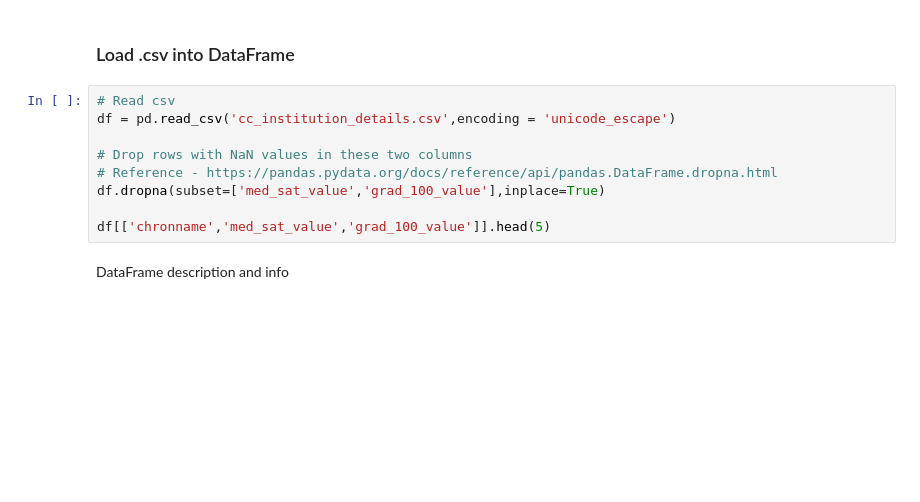
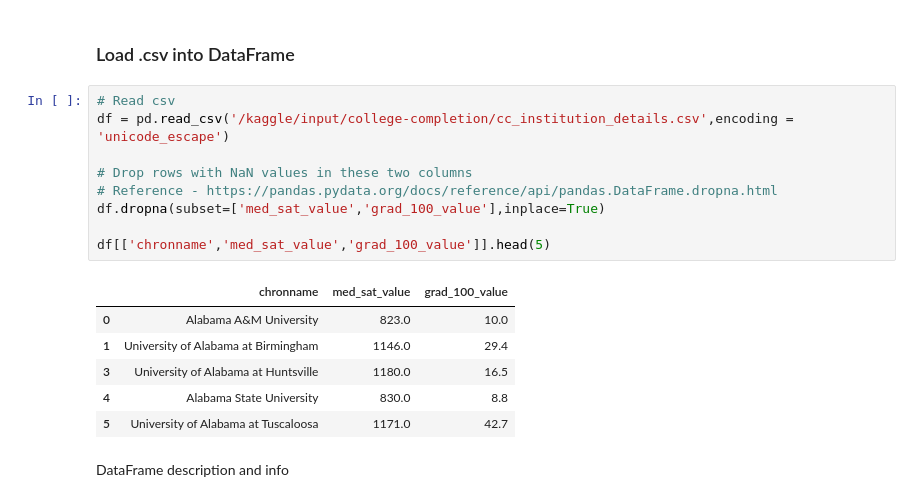
Before and after one commit to idkburkes/Introduction-to-Data-Science-, a Jupyter notebook: notebooks/linear_regression/linear-regression.ipynb, the cells around one changed output. Drawn from its saved outputs; the diff is of its cells as text; blank space fills up the shorter version.

```diff
--- a/notebooks/linear_regression/linear-regression.ipynb
+++ b/notebooks/linear_regression/linear-regression.ipynb
@@ -28,13 +28,20 @@ Objective: Examine the relationship between median SAT score and the rate of Und
 ### Load .csv into DataFrame ###
 # %%
 # Read csv
-df = pd.read_csv('cc_institution_details.csv',encoding = 'unicode_escape')
+df = pd.read_csv('/kaggle/input/college-completion/cc_institution_details.csv',encoding = 'unicode_escape')
 
 # Drop rows with NaN values in these two columns
 # Reference - https://pandas.pydata.org/docs/reference/api/pandas.DataFrame.dropna.html
 df.dropna(subset=['med_sat_value','grad_100_value'],inplace=True)
 
 df[['chronname','med_sat_value','grad_100_value']].head(5)
+# %% [output]
+|  | chronname | med_sat_value | grad_100_value |
+| 0 | Alabama A&M University | 823.0 | 10.0 |
+| 1 | University of Alabama at Birmingham | 1146.0 | 29.4 |
+| 3 | University of Alabama at Huntsville | 1180.0 | 16.5 |
+| 4 | Alabama State University | 830.0 | 8.8 |
+| 5 | University of Alabama at Tuscaloosa | 1171.0 | 42.7 |
 # %% [markdown]
 DataFrame description and info
 # %%
```
Also changed, not shown: parts of 7 cells of this notebook, 3 other files.
